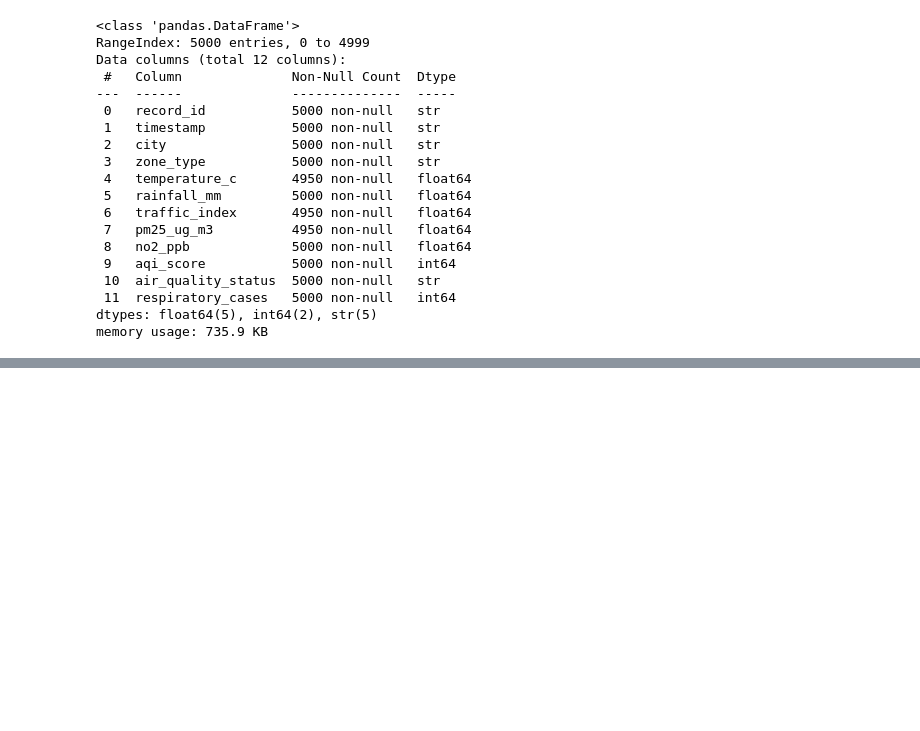
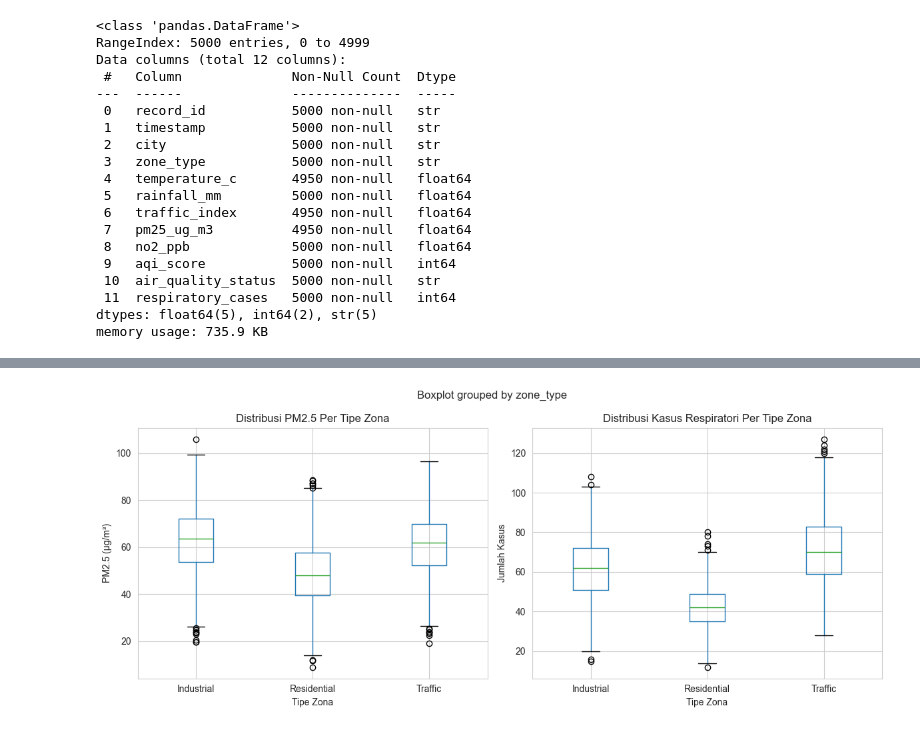
Before and after one commit to Nnaory/data-analysis-print-2026, a Jupyter notebook: analysis.ipynb, the cells around one changed output, grey strips where cells are left out. Saved outputs shown, nothing was run; the diff lists cells and outputs as text; code cells hidden in the pictures; blank space fills up the shorter version.

```diff
--- a/analysis.ipynb
+++ b/analysis.ipynb
@@ -48,0 +184,15 @@ memory usage: 735.9 KB
+# %%
+cols_with_missing = ['temperature_c', 'traffic_index', 'pm25_ug_m3']
+
+# Imputation berdasarkan city dan zone_type
+for col in cols_with_missing:
+    df[col] = df.groupby(['city', 'zone_type'])[col].transform(
+        lambda x: x.fillna(x.median())
+    )
+    # Fallback ke global median jika masih ada yang kosong
+    if df[col].isnull().sum() > 0:
+        df[col].fillna(df[col].median(), inplace=True)
+
+print("Missing values setelah imputation:")
+print(df[cols_with_missing].isnull().sum())
+print(f"\nTotal missing values dalam dataset: {df.isnull().sum().sum()}")
@@ -48,0 +575,21 @@ memory usage: 735.9 KB
+# %%
+fig, axes = plt.subplots(1, 2, figsize=(12, 5))
+
+df.boxplot(column='pm25_ug_m3', by='zone_type', ax=axes[0])
+axes[0].set_title('Distribusi PM2.5 Per Tipe Zona')
+axes[0].set_xlabel('Tipe Zona')
+axes[0].set_ylabel('PM2.5 (µg/m³)')
+plt.sca(axes[0])
+plt.xticks(rotation=0)
+
+df.boxplot(column='respiratory_cases', by='zone_type', ax=axes[1])
+axes[1].set_title('Distribusi Kasus Respiratori Per Tipe Zona')
+axes[1].set_xlabel('Tipe Zona')
+axes[1].set_ylabel('Jumlah Kasus')
+plt.sca(axes[1])
+plt.xticks(rotation=0)
+
+plt.tight_layout()
+plt.show()
+# %% [output]
+[figure, added]
```
Also changed, not shown: parts of 109 cells of this notebook.
